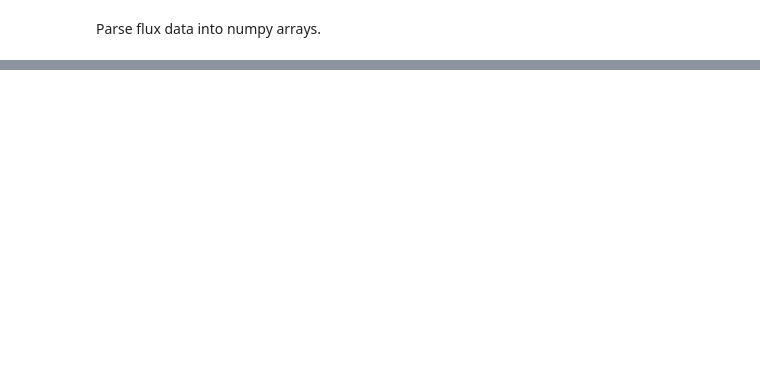
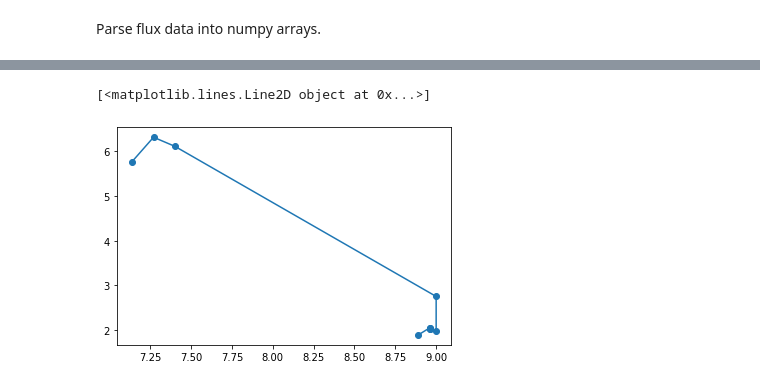
Before and after one commit to flexcompute-readthedocs/tidy3d-docs, a Jupyter notebook: docs/source/notebooks/AdjointPlugin_4_Optimize_MMI.ipynb, the cells around one changed output, grey strips where cells are left out. Saved outputs shown, nothing was run; the diff lists cells and outputs as text; code cells hidden in the pictures; blank space fills up the shorter version.

Commit message:
ran notebooks with jaxopt

```diff
--- a/docs/source/notebooks/AdjointPlugin_4_Optimize_MMI.ipynb
+++ b/docs/source/notebooks/AdjointPlugin_4_Optimize_MMI.ipynb
@@ -371,0 +360,20 @@ sim_data.plot_field('field', 'Ez', ax = ax2, f=freq0)
+# %%
+# stores our state history (L_MMI, W_MMI)
+xs_jaxopt = []
+
+def callback_fn(kx):
+    print(f'iteration = {len(xs_jaxopt)}')
+    print(f'values = {kx}')
+    xs_jaxopt.append(kx)
+
+optimizer = jaxopt.ScipyBoundedMinimize(
+    method=None,
+    jit=False,
+    implicit_diff_solve=None,
+    has_aux=False,
+    fun=lambda x: -1 * objective(*x),
+    callback=callback_fn,
+    tol=None,
+    options=None,
+    maxiter=10,
+)
@@ -371,0 +402,8 @@ sim_data.plot_field('field', 'Ez', ax = ax2, f=freq0)
+# %%
+a = np.array(xs_jaxopt)
+# %%
+plt.scatter(a[:, 0], a[:, 1])
+plt.plot(a[:, 0], a[:, 1])
+# %% [output]
+[<matplotlib.lines.Line2D object at 0x...>]
+[figure, added]
```
Also changed, not shown: parts of 32 cells of this notebook, 7 other files.
